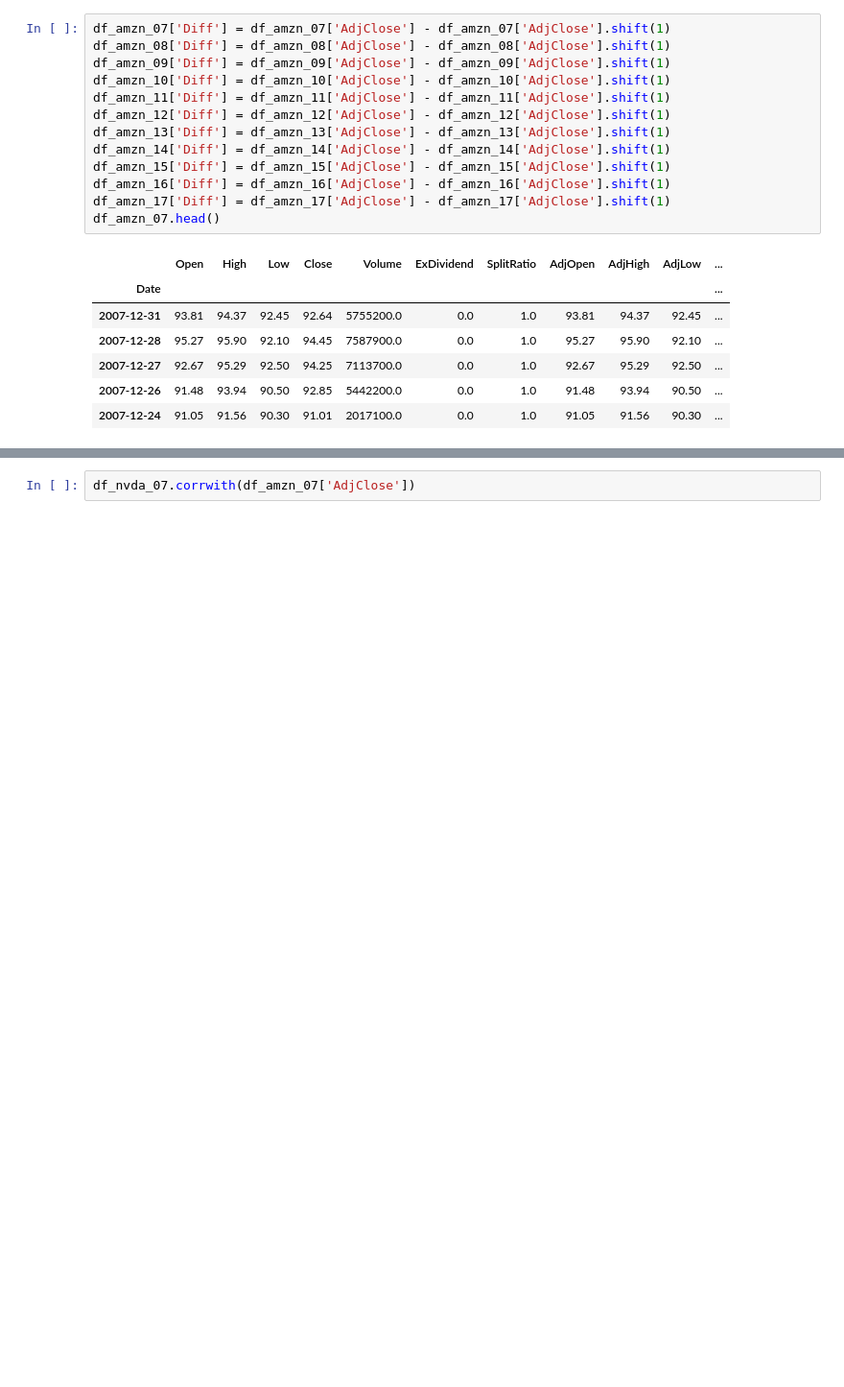
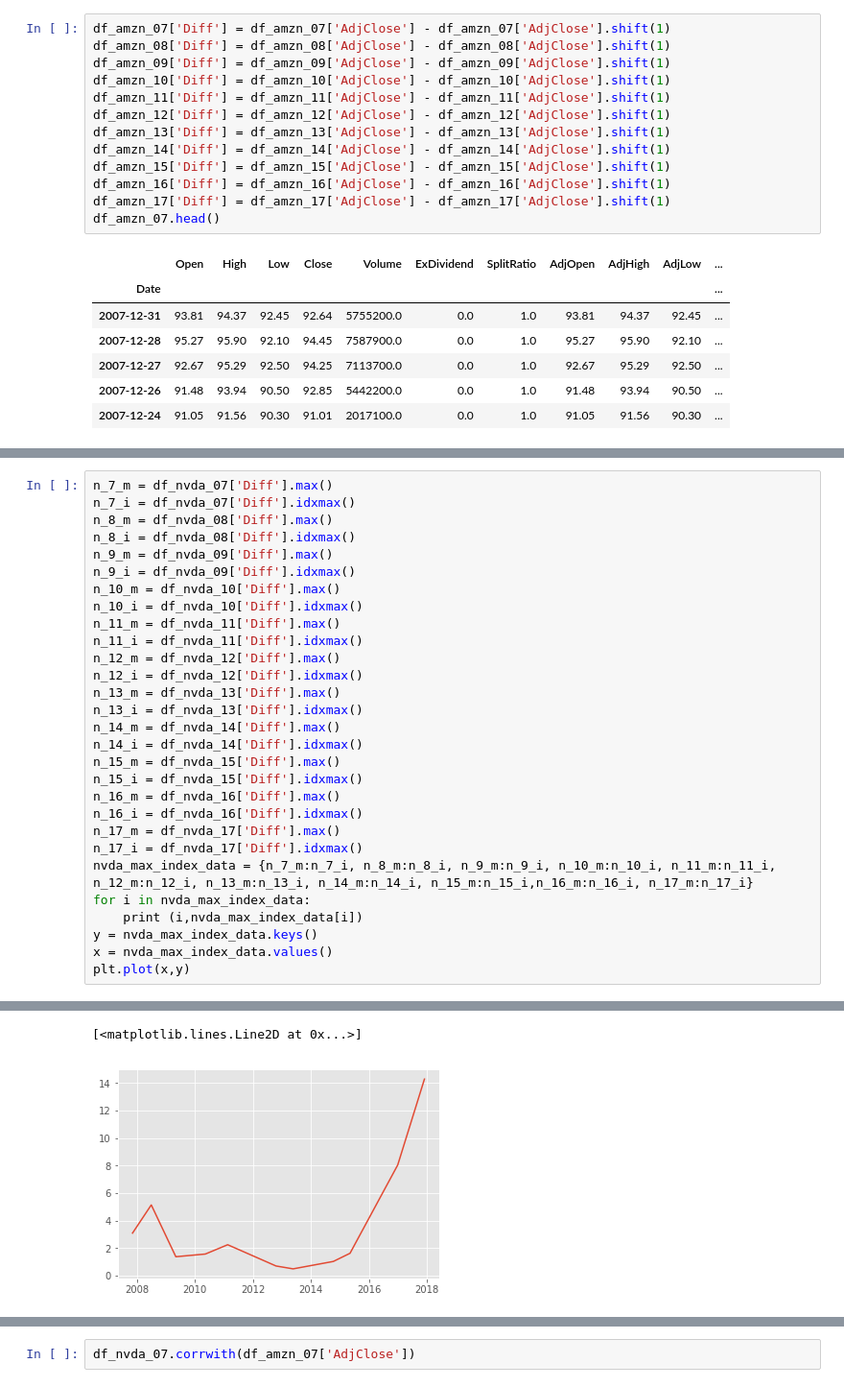
Before and after one commit to Antediluvien/Project-1-start, a Jupyter notebook: stock-1.ipynb, the cells around one changed output, grey strips where cells are left out. Shown at 96% size. Cells and saved outputs as stored; diff of their text form; blank space fills up the shorter version.

```diff
--- a/stock-1.ipynb
+++ b/stock-1.ipynb
@@ -323,0 +310,30 @@ Timestamp('2007-10-23 00:00:00')
+# %%
+n_7_m = df_nvda_07['Diff'].max()
+n_7_i = df_nvda_07['Diff'].idxmax()
+n_8_m = df_nvda_08['Diff'].max()
+n_8_i = df_nvda_08['Diff'].idxmax()
+n_9_m = df_nvda_09['Diff'].max()
+n_9_i = df_nvda_09['Diff'].idxmax()
+n_10_m = df_nvda_10['Diff'].max()
+n_10_i = df_nvda_10['Diff'].idxmax()
+n_11_m = df_nvda_11['Diff'].max()
+n_11_i = df_nvda_11['Diff'].idxmax()
+n_12_m = df_nvda_12['Diff'].max()
+n_12_i = df_nvda_12['Diff'].idxmax()
+n_13_m = df_nvda_13['Diff'].max()
+n_13_i = df_nvda_13['Diff'].idxmax()
+n_14_m = df_nvda_14['Diff'].max()
+n_14_i = df_nvda_14['Diff'].idxmax()
+n_15_m = df_nvda_15['Diff'].max()
+n_15_i = df_nvda_15['Diff'].idxmax()
+n_16_m = df_nvda_16['Diff'].max()
+n_16_i = df_nvda_16['Diff'].idxmax()
+n_17_m = df_nvda_17['Diff'].max()
+n_17_i = df_nvda_17['Diff'].idxmax()
+nvda_max_index_data = {n_7_m:n_7_i, n_8_m:n_8_i, n_9_m:n_9_i, n_10_m:n_10_i, n_11_m:n_11_i, n_12_m:n_12_i, n_13_m:n_13_i, n_14_m:n_14_i, n_15_m:n_15_i,n_16_m:n_16_i, n_17_m:n_17_i}
+for i in nvda_max_index_data:
+    print (i,nvda_max_index_data[i])
+y = nvda_max_index_data.keys()
+x = nvda_max_index_data.values()
+plt.plot(x,y)
+# %% [output]
@@ -323,0 +351,2 @@ Timestamp('2007-10-23 00:00:00')
+[<matplotlib.lines.Line2D at 0x...>]
+[figure, added]
```
Also changed, not shown: parts of 84 cells of this notebook.
